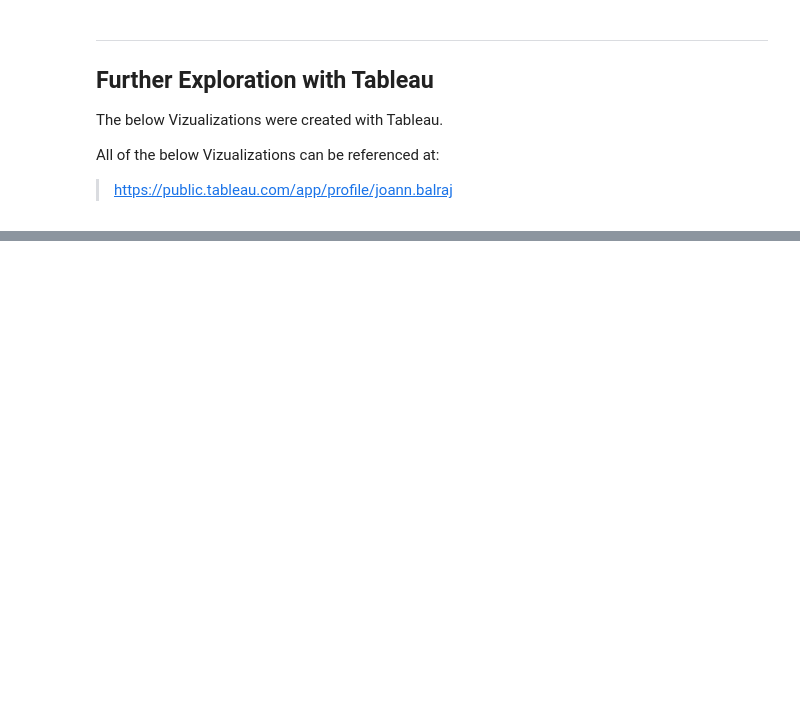
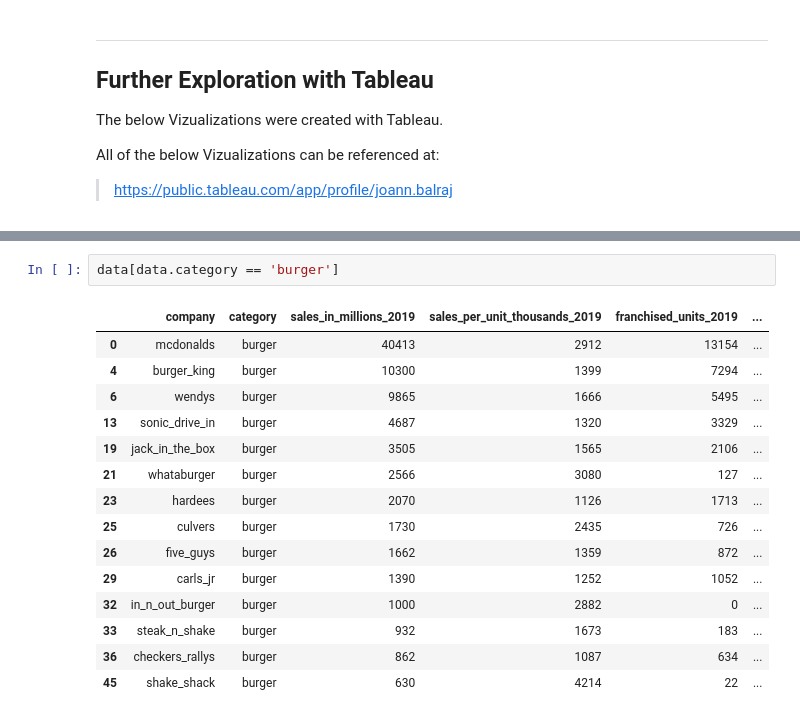
Before and after one commit to joann-balraj/Fast_Food_Chain_Data_Analysis, a Jupyter notebook: Workbook.ipynb, the cells around one changed output, grey strips where cells are left out. Cells and saved outputs as stored; diff of their text form; blank space fills up the shorter version.

```diff
--- a/Workbook.ipynb
+++ b/Workbook.ipynb
@@ -133,0 +181,18 @@ This does not necessarily mean the company is doing better if they uses more tha
+# %%
+data[data.category == 'burger']
+# %% [output]
+|  | company | category | sales_in_millions_2019 | sales_per_unit_thousands_2019 | franchised_units_2019 | ... |
+| 0 | mcdonalds | burger | 40413 | 2912 | 13154 | ... |
+| 4 | burger_king | burger | 10300 | 1399 | 7294 | ... |
+| 6 | wendys | burger | 9865 | 1666 | 5495 | ... |
+| 13 | sonic_drive_in | burger | 4687 | 1320 | 3329 | ... |
+| 19 | jack_in_the_box | burger | 3505 | 1565 | 2106 | ... |
+| 21 | whataburger | burger | 2566 | 3080 | 127 | ... |
+| 23 | hardees | burger | 2070 | 1126 | 1713 | ... |
+| 25 | culvers | burger | 1730 | 2435 | 726 | ... |
+| 26 | five_guys | burger | 1662 | 1359 | 872 | ... |
+| 29 | carls_jr | burger | 1390 | 1252 | 1052 | ... |
+| 32 | in_n_out_burger | burger | 1000 | 2882 | 0 | ... |
+| 33 | steak_n_shake | burger | 932 | 1673 | 183 | ... |
+| 36 | checkers_rallys | burger | 862 | 1087 | 634 | ... |
+| 45 | shake_shack | burger | 630 | 4214 | 22 | ... |
```
Also changed, not shown: parts of 26 cells of this notebook.
